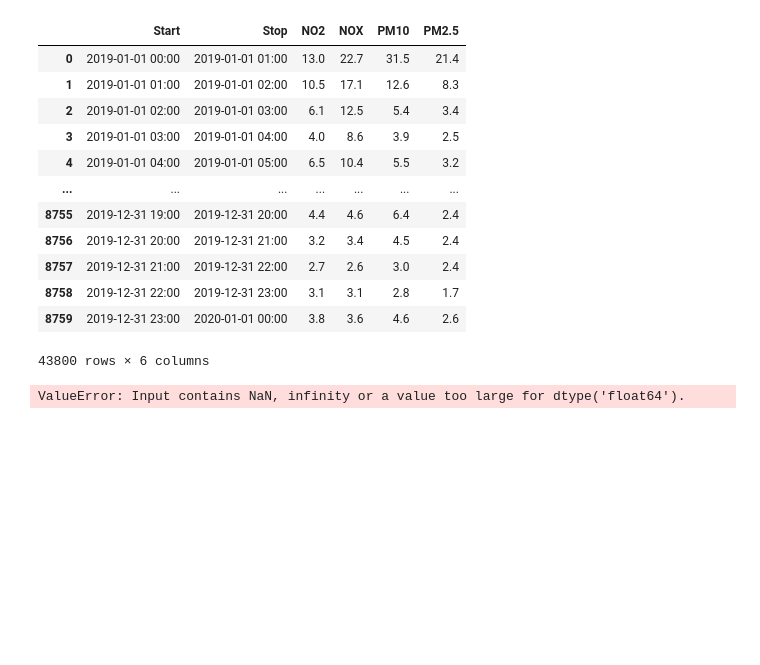
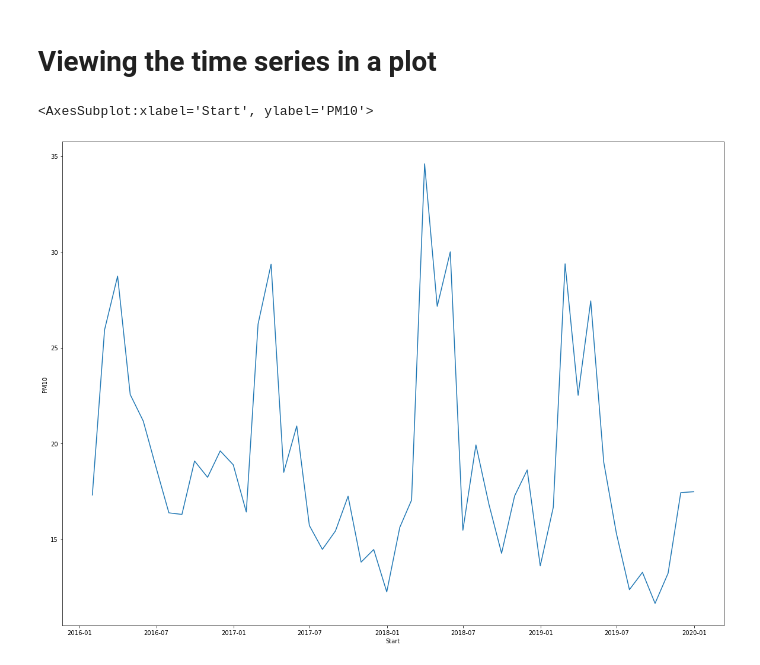
Before and after one commit to jadali17/Air-Quality-Prediction, a Jupyter notebook: feature-selection.ipynb, the cells around one changed output. Drawn from its saved outputs; the diff is of its cells as text; code cells hidden in the pictures; blank space fills up the shorter version.

Commit message:
dded plot to view time series

```diff
--- a/feature-selection.ipynb
+++ b/feature-selection.ipynb
@@ -38,16 +9,0 @@ for airData in listOfDataFrames:
-# %%
-airDataFrame
-# %% [output]
-|  | Start | Stop | NO2 | NOX | PM10 | PM2.5 |
-| 0 | 2019-01-01 00:00 | 2019-01-01 01:00 | 13.0 | 22.7 | 31.5 | 21.4 |
-| 1 | 2019-01-01 01:00 | 2019-01-01 02:00 | 10.5 | 17.1 | 12.6 | 8.3 |
-| 2 | 2019-01-01 02:00 | 2019-01-01 03:00 | 6.1 | 12.5 | 5.4 | 3.4 |
-| 3 | 2019-01-01 03:00 | 2019-01-01 04:00 | 4.0 | 8.6 | 3.9 | 2.5 |
-| 4 | 2019-01-01 04:00 | 2019-01-01 05:00 | 6.5 | 10.4 | 5.5 | 3.2 |
-| ... | ... | ... | ... | ... | ... | ... |
-| 8755 | 2019-12-31 19:00 | 2019-12-31 20:00 | 4.4 | 4.6 | 6.4 | 2.4 |
-| 8756 | 2019-12-31 20:00 | 2019-12-31 21:00 | 3.2 | 3.4 | 4.5 | 2.4 |
-| 8757 | 2019-12-31 21:00 | 2019-12-31 22:00 | 2.7 | 2.6 | 3.0 | 2.4 |
-| 8758 | 2019-12-31 22:00 | 2019-12-31 23:00 | 3.1 | 3.1 | 2.8 | 1.7 |
-| 8759 | 2019-12-31 23:00 | 2020-01-01 00:00 | 3.8 | 3.6 | 4.6 | 2.6 |
-43800 rows × 6 columns
@@ -59,15 +10,14 @@ from sklearn.feature_selection import chi2
-# %%
-
-X = airDataFrame.drop(columns=['Start','Stop','PM10'])  #independent columns
-y = airDataFrame.iloc[:,4]    #target column i.e price range
-#apply SelectKBest class to extract top 10 best features
-bestfeatures = SelectKBest(score_func=chi2, k=10)
-fit = bestfeatures.fit(X,y)
-dfscores = pd.DataFrame(fit.scores_)
-dfcolumns = pd.DataFrame(X.columns)
-#concat two dataframes for better visualization
-featureScores = pd.concat([dfcolumns,dfscores],axis=1)
-featureScores.columns = ['Specs','Score']  #naming the dataframe columns
-print(featureScores.nlargest(10,'Score'))  #print 10 best features
-# %% [output]
-ValueError: Input contains NaN, infinity or a value too large for dtype('float64').
+# %% [markdown]
+# Viewing the time series in a plot
+# %%
+dataPath = '2016-2019_sensorData.csv'
+airQualityData=pd.read_csv(dataPath, header=0,)
+airQualityData.head(1)
+airQualityData['Start'] = pd.to_datetime(airQualityData['Start']) #converts the start column into a proper datatime type in order to plot
+# %%
+resampled=airQualityData.groupby(['Start']).mean().resample('1m').mean().ffill()#resampling into 4 hours with mean taken of the 4 hours values
+fig , ax =  plt.subplots(figsize=(20,15))
+sns.lineplot(data=resampled['PM10'],ax=ax)
+# %% [output]
+<AxesSubplot:xlabel='Start', ylabel='PM10'>
+[figure, added]
```
Also changed, not shown: parts of 8 cells of this notebook, 1 other file.
